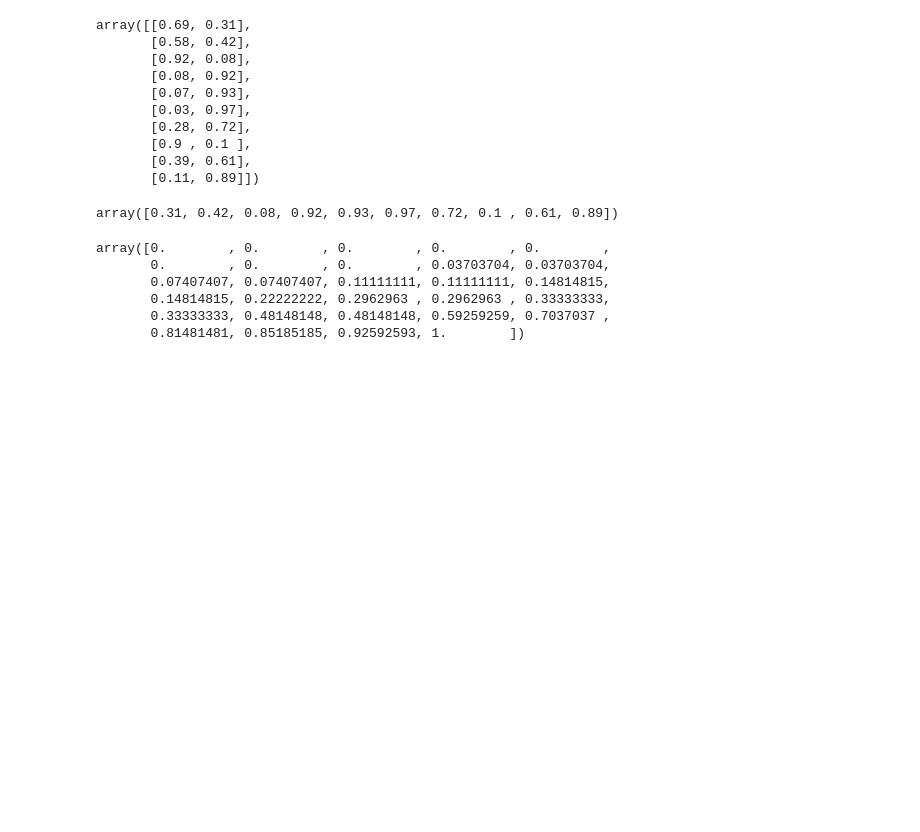
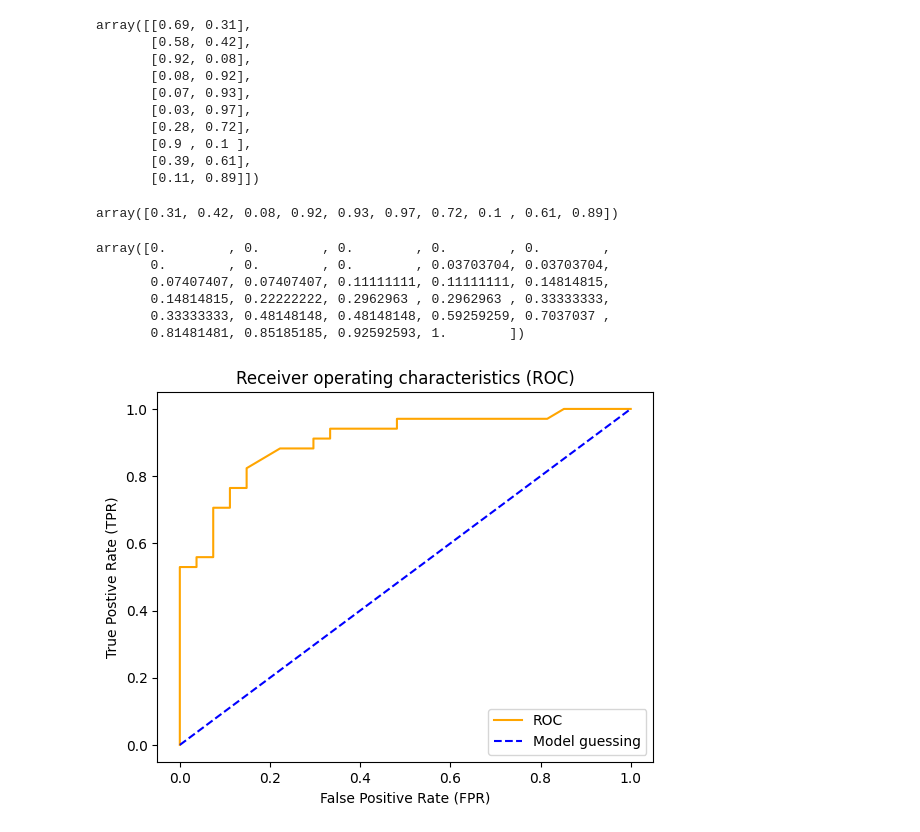
Before and after one commit to Abhi-pacific/Machine-learning-course, a Jupyter notebook: convert data to numbers and fix missing values.ipynb, the cells around one changed output. Saved outputs shown, nothing was run; the diff lists cells and outputs as text; code cells hidden in the pictures; blank space fills up the shorter version.

Commit message:
ROC curve graph done

```diff
--- a/convert data to numbers and fix missing values.ipynb
+++ b/convert data to numbers and fix missing values.ipynb
@@ -811,3 +811,29 @@ array([0.        , 0.        , 0.        , 0.        , 0.        ,
        0.14814815, 0.22222222, 0.2962963 , 0.2962963 , 0.33333333,
        0.33333333, 0.48148148, 0.48148148, 0.59259259, 0.7037037 ,
        0.81481481, 0.85185185, 0.92592593, 1.        ])
+# %%
+# Creating the function for plotting the ROC curve
+
+import matplotlib.pyplot as plt
+
+def plot_roc_curve(TPR,FPR):
+    """
+    Plot a ROC curve given the false positive rate and the true positive rate
+    """
+
+    # Plot the ROC curve
+    plt.plot(FPR,TPR,color='orange',label='ROC')
+
+    # plot the model guessing
+    plt.plot([0,1],[0,1],label='Model guessing',color='Blue',linestyle='--')
+
+    # customize the plot
+    plt.ylabel('True Postive Rate (TPR)')
+    plt.xlabel('False Positive Rate (FPR)')
+    plt.title("Receiver operating characteristics (ROC)")
+    plt.legend()
+    plt.show()
+
+plot_roc_curve(tpr,fpr)
+# %% [output]
+[figure, added]
```
